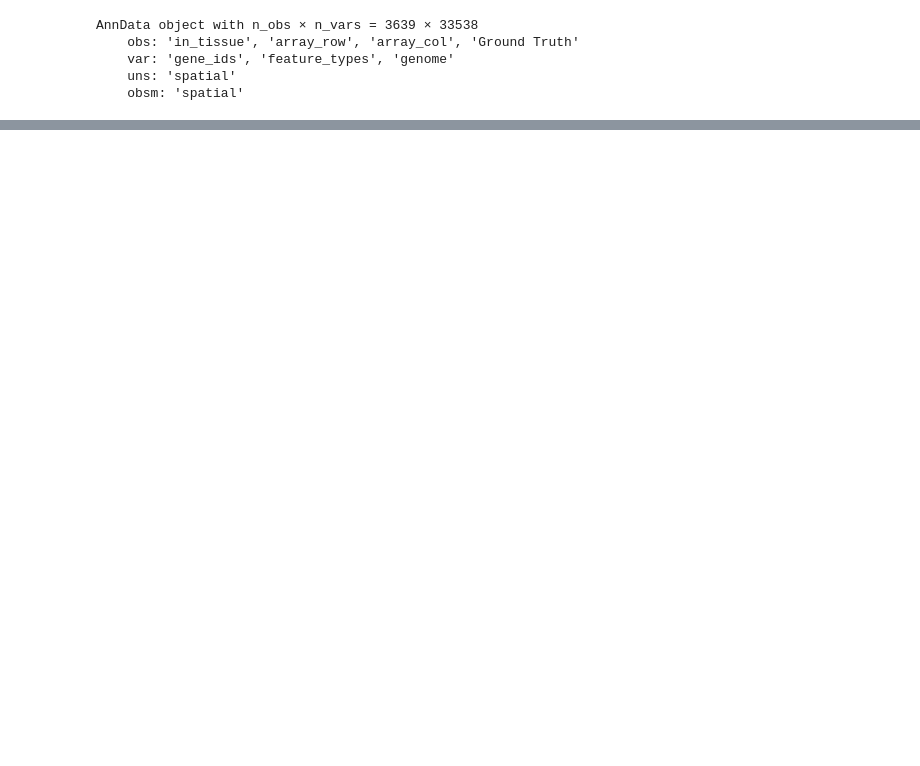
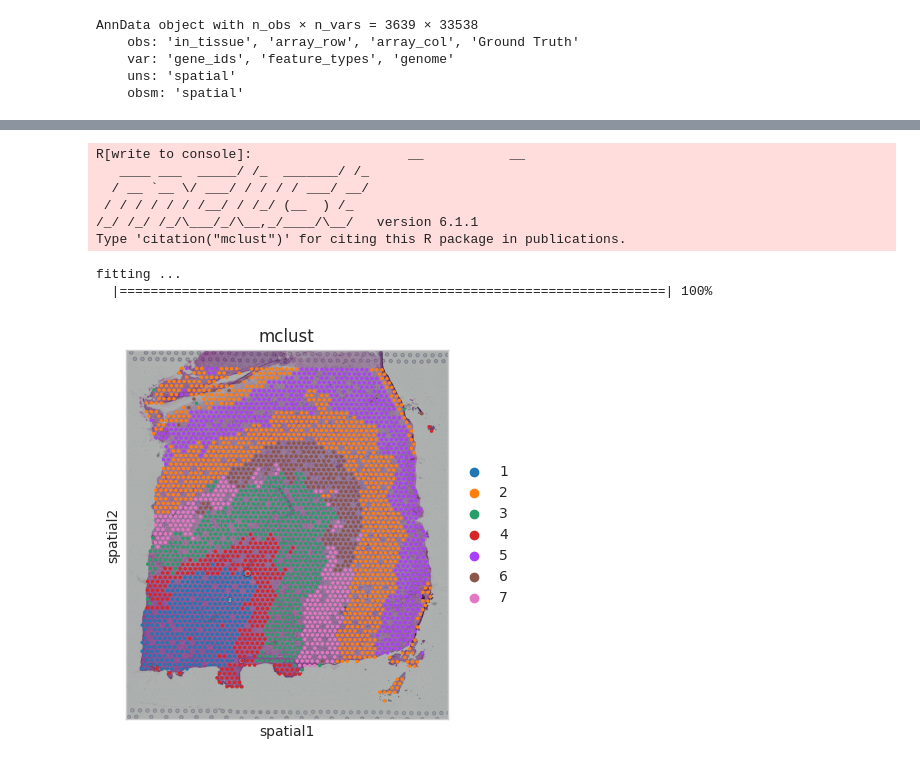
Before and after one commit to tju-zl/CPS, a Jupyter notebook: benchmark/1_spatiual_imputation_DLPFC.ipynb, the cells around one changed output, grey strips where cells are left out. Cells and saved outputs as stored; diff of their text form; code cells hidden in the pictures; blank space fills up the shorter version.

```diff
--- a/benchmark/1_spatiual_imputation_DLPFC.ipynb
+++ b/benchmark/1_spatiual_imputation_DLPFC.ipynb
@@ -96,0 +118,13 @@ OrderedDict([('spatial',
+# %%
+train_adata = CPS.mclust(train_adata, args, key='z_s', pca_dim=32)
+sc.pl.spatial(train_adata, img_key="hires", color=["mclust"])
+# %% [output]
+R[write to console]:                    __           __
+   ____ ___  _____/ /_  _______/ /_
+  / __ `__ \/ ___/ / / / / ___/ __/
+ / / / / / / /__/ / /_/ (__  ) /_
+/_/ /_/ /_/\___/_/\__,_/____/\__/   version 6.1.1
+Type 'citation("mclust")' for citing this R package in publications.
+fitting ...
+  |======================================================================| 100%
+[figure, added]
```
Also changed, not shown: parts of 13 cells of this notebook, 28 other files.
